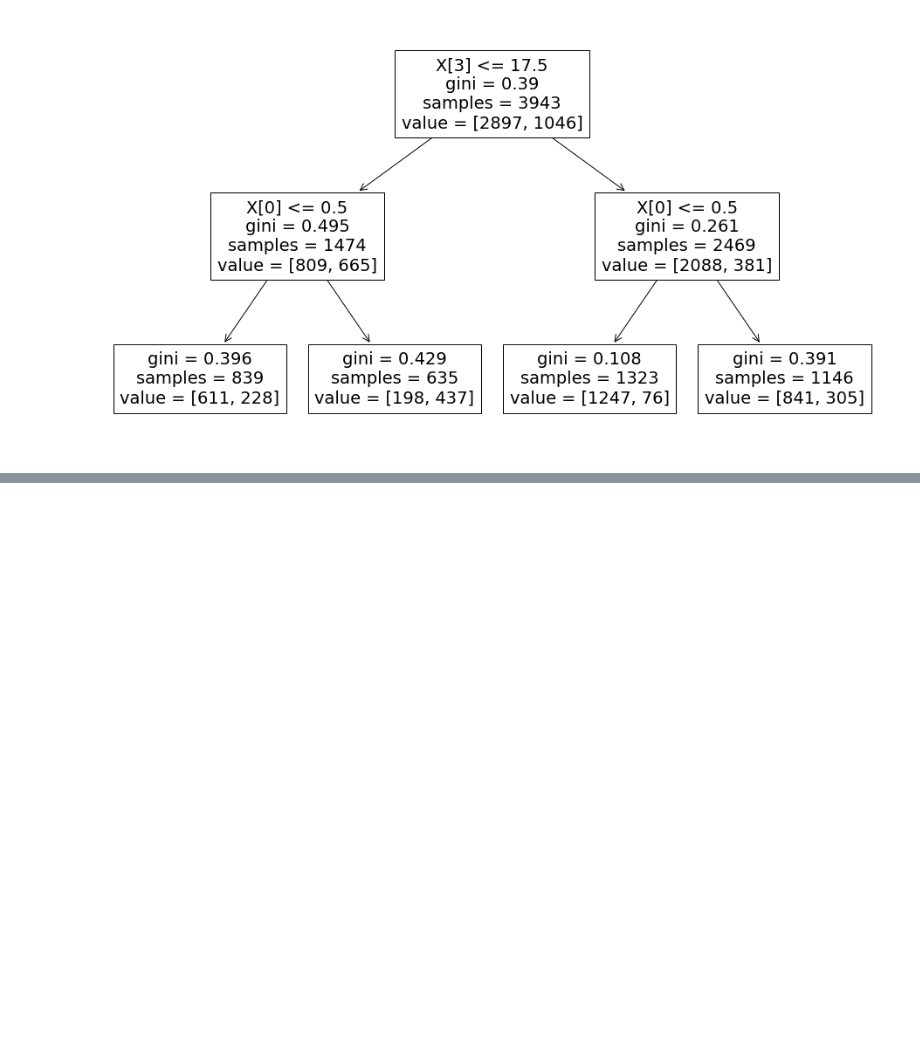
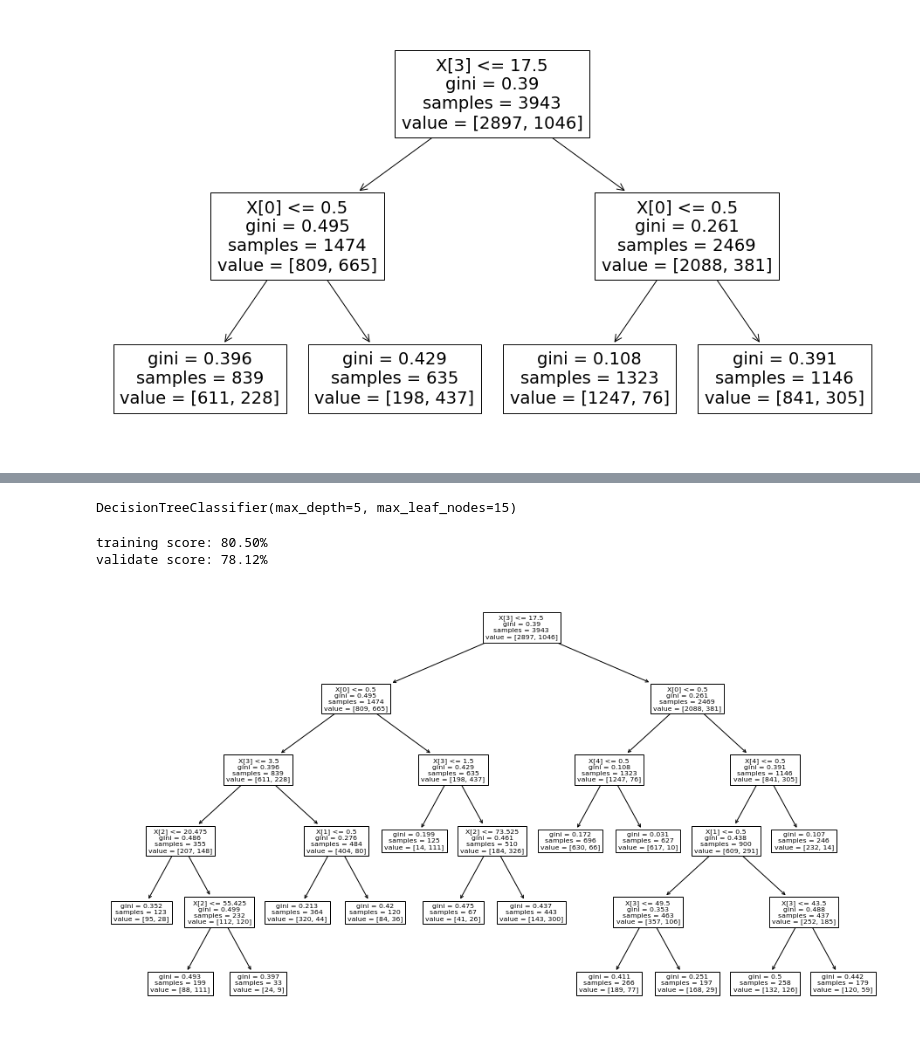
Before and after one commit to annah-vu/classification_project, a Jupyter notebook: baseline_accuracy.ipynb, the cells around one changed output, grey strips where cells are left out. Drawn from its saved outputs; the diff is of its cells as text; code cells hidden in the pictures; blank space fills up the shorter version.

```diff
--- a/baseline_accuracy.ipynb
+++ b/baseline_accuracy.ipynb
@@ -186,0 +235,18 @@ plt.show()
+# %%
+tree3 = DecisionTreeClassifier(max_leaf_nodes=15, max_depth=5)
+# %%
+tree3.fit(X_train,y_train)
+# %% [output]
+DecisionTreeClassifier(max_depth=5, max_leaf_nodes=15)
+# %%
+print(f'training score: {tree3.score(X_train, y_train):.2%}')
+print(f'validate score: {tree3.score(X_validate, y_validate):.2%}')
+# %% [output]
+training score: 80.50%
+validate score: 78.12%
+# %%
+plt.figure(figsize=(16,9))
+plot_tree(tree3)
+plt.show()
+# %% [output]
+[figure, added]
```
Also changed, not shown: parts of 45 cells of this notebook.
